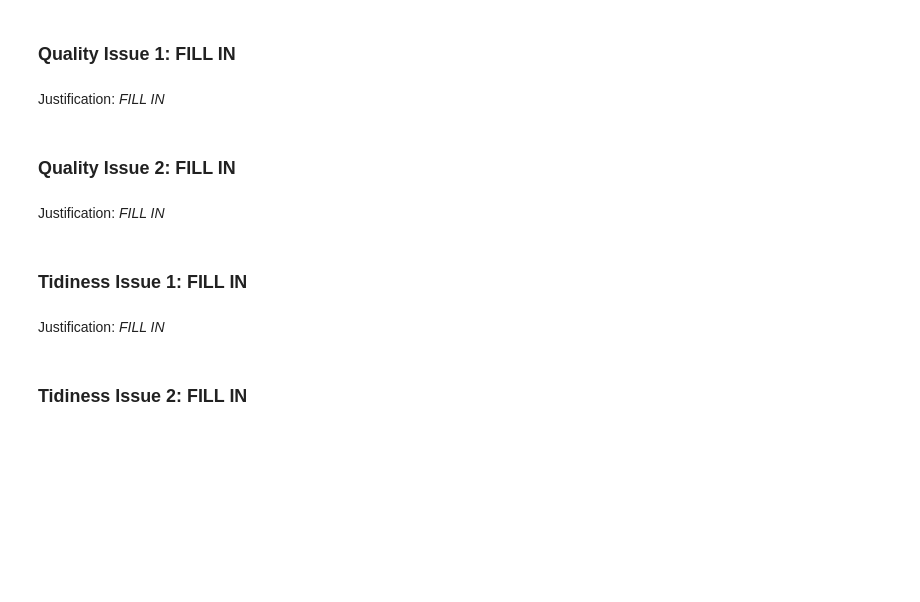
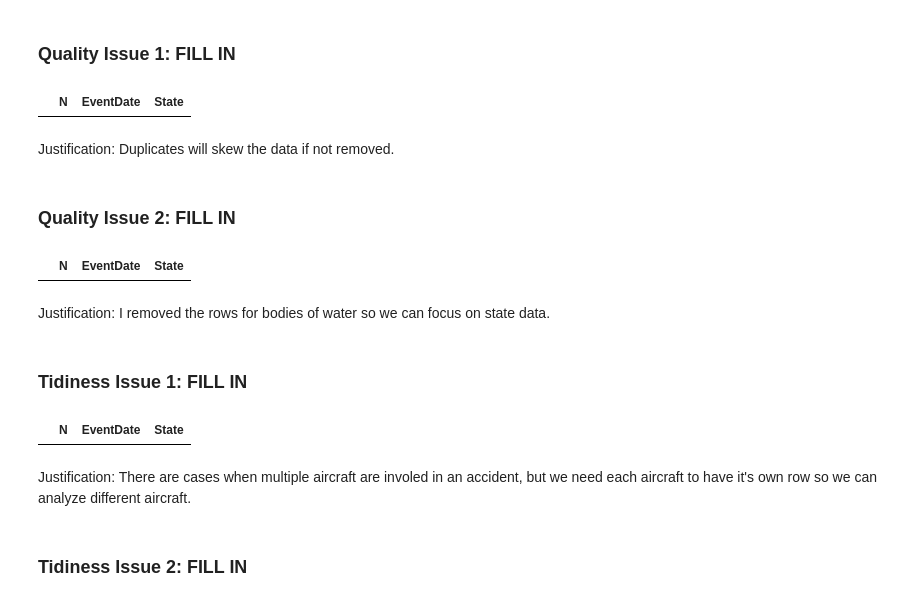
Before and after one commit to randallsutton/playground-ai, a Jupyter notebook: data-wrangling/data_wrangling_project.ipynb, the cells around one changed output. Saved outputs shown, nothing was run; the diff lists cells and outputs as text; code cells hidden in the pictures; blank space fills up the shorter version.

Commit message:
reworking cleaning

```diff
--- a/data-wrangling/data_wrangling_project.ipynb
+++ b/data-wrangling/data_wrangling_project.ipynb
@@ -218,11 +211,3 @@ accident_data[accident_data["N"].str.contains(",", na=False)]
-# %%
-# Each aircraft gets its own row
-accident_data = accident_data.assign(
-    N=accident_data["N"].str.split(",")
-).explode("N")
-
-# Clean up whitespace
-accident_data["N"] = accident_data["N"].str.strip()
 # %% [markdown]
 Issue and justification: In the case where there are multiple aircraft involved in an accident there are multiple tail numbers in the "N" column. In order count the accidents by type of aircraft I need to separate these into separate rows.
 # %% [markdown]
@@ -316,14 +294,19 @@ At this stage, you are also expected to remove variables that are unnecessary fo
 # %%
 # FILL IN - Make copies of the datasets to ensure the raw dataframes
 # are not impacted
+cleaned_accident_data = accident_data.copy()
 # %% [markdown]
 ### **Quality Issue 1: FILL IN**
 # %%
 # FILL IN - Apply the cleaning strategy
+cleaned_accident_data = cleaned_accident_data.drop_duplicates()
 # %%
 # FILL IN - Validate the cleaning was successful
+cleaned_accident_data[cleaned_accident_data.duplicated(keep=False)]
+# %% [output]
+|  | N | EventDate | State |
-# %% [markdown]
-Justification: *FILL IN*
+# %% [markdown]
+Justification: Duplicates will skew the data if not removed.
 # %% [markdown]
 ### **Quality Issue 2: FILL IN**
 # %%
@@ -331,6 +315,9 @@ Justification: *FILL IN*
 # %%
 #FILL IN - Validate the cleaning was successful
+cleaned_accident_data[cleaned_accident_data["State"].isin(invalid_states)]
+# %% [output]
+|  | N | EventDate | State |
-# %% [markdown]
-Justification: *FILL IN*
+# %% [markdown]
+Justification: I removed the rows for bodies of water so we can focus on state data.
 # %% [markdown]
 ### **Tidiness Issue 1: FILL IN**
@@ -337,2 +332,5 @@ Justification: *FILL IN*
 # %%
-#FILL IN - Apply the cleaning strategy
+#FILL IN - Validate the cleaning was successful
+cleaned_accident_data[cleaned_accident_data["N"].str.contains(",", na=False)]
+# %% [output]
+|  | N | EventDate | State |
@@ -341,5 +337,5 @@ Justification: *FILL IN*
-# %% [markdown]
-Justification: *FILL IN*
+# %% [markdown]
+Justification: There are cases when multiple aircraft are involed in an accident, but we need each aircraft to have it's own row so we can analyze different aircraft.
 # %% [markdown]
 ### **Tidiness Issue 2: FILL IN**
 # %%
```
Also changed, not shown: parts of 13 cells of this notebook.
